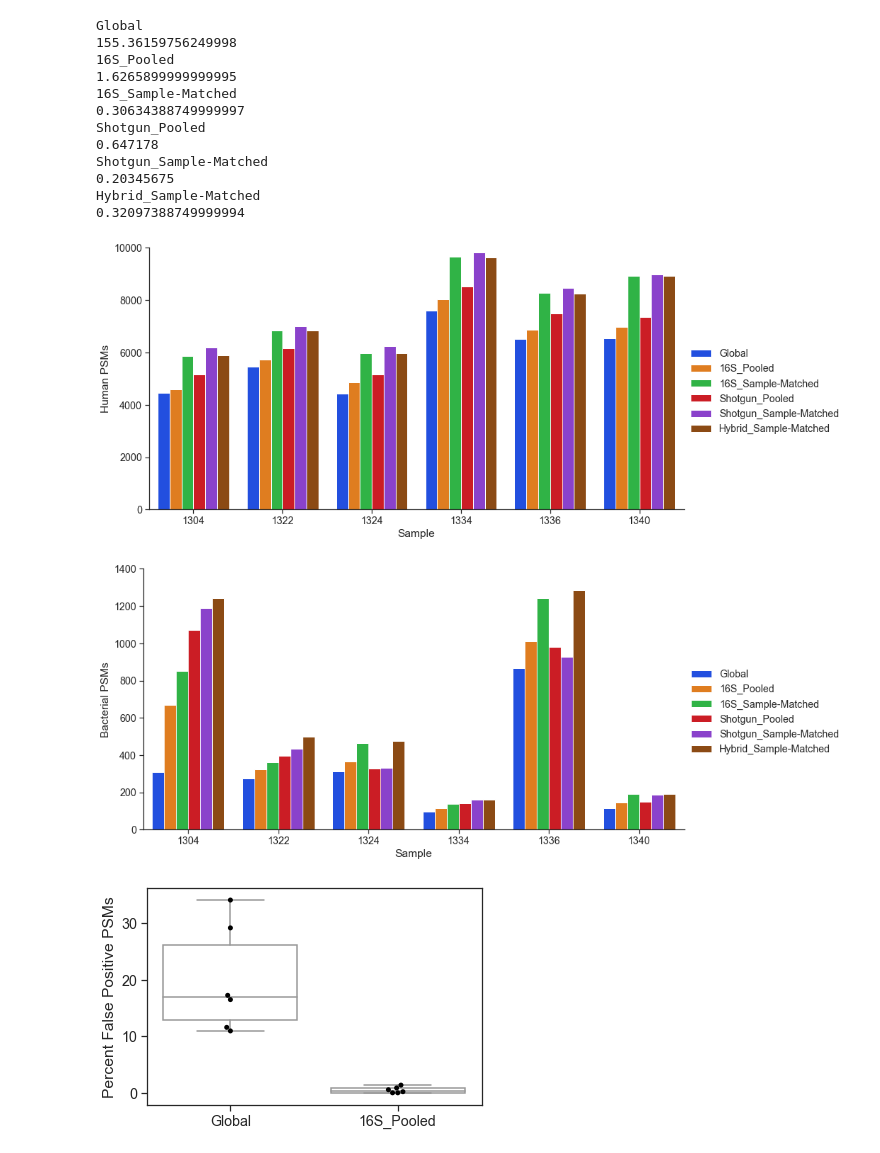
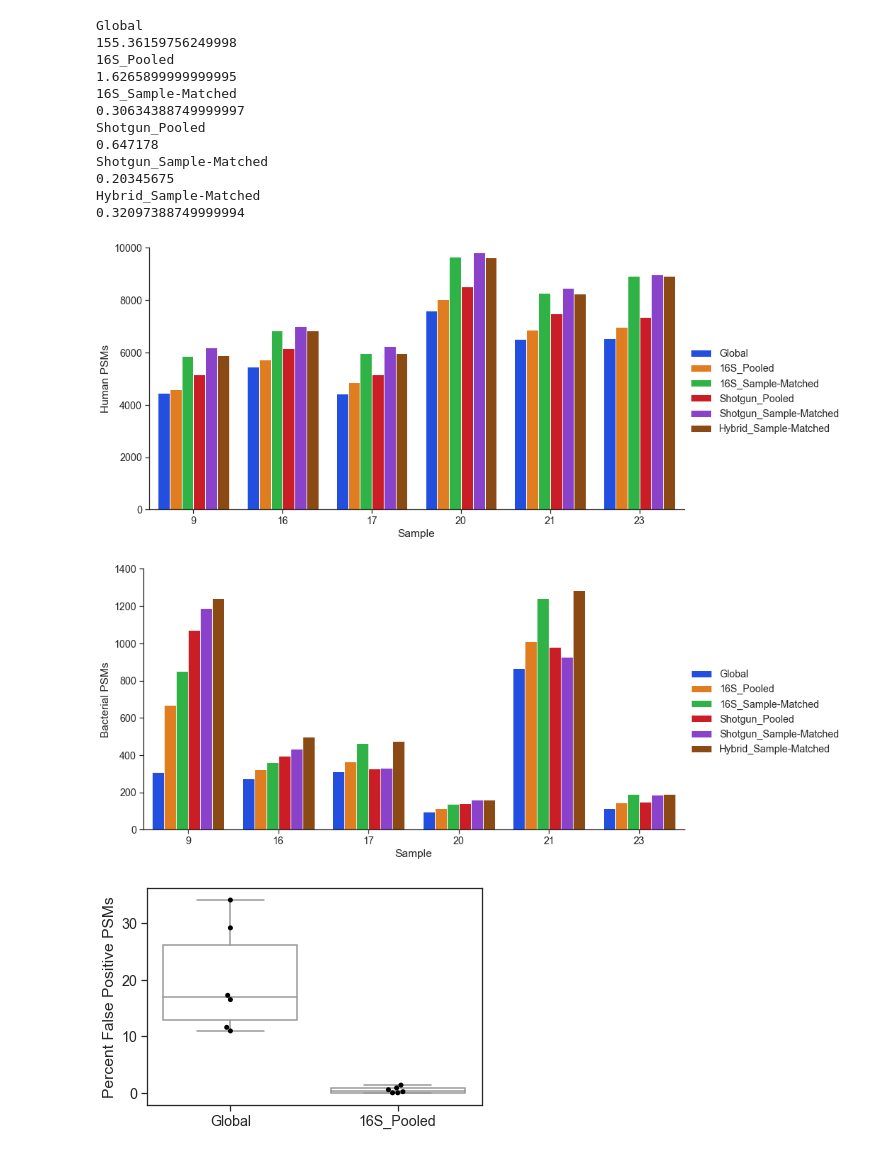
Before and after one commit to platipenguin/metaproteomics-database-optimization, a Jupyter notebook: jupyter_notebooks/Comparing Databases Subset.ipynb, the cells around one changed output. Saved outputs shown, nothing was run; the diff lists cells and outputs as text; code cells hidden in the pictures.

```diff
--- a/jupyter_notebooks/Comparing Databases Subset.ipynb
+++ b/jupyter_notebooks/Comparing Databases Subset.ipynb
@@ -141,7 +142,7 @@ def countSpectra(resultsList, lookFor, allowedPeps):
         counts.append(count)
     return counts
 # %%
-subsetSampleNames = ['1304', '1322', '1324', '1334', '1336', '1340']
+subsetSampleNames = ['9', '16', '17', '20', '21', '23']#['1304', '1322', '1324', '1334', '1336', '1340']
 dbLabels = []
 dbLabels += ['Global' for x in range(6)]
 dbLabels += ['16S_Pooled' for x in range(6)]
@@ -178,20 +179,20 @@ iFilteredNonhumanCount = countSpectra(individualResults, 'bacteria', iAllowedNon
 hFilteredNonhumanCount = countSpectra(hybridResults, 'bacteria', hAllowedNonhumanPeps)
 # %%
 humanFilteredCountsDF = pd.DataFrame({'Spectral Count':gFilteredHumanCount + cFilteredHumanCount + tFilteredHumanCount + combFilteredHumanCount + iFilteredHumanCount + hFilteredHumanCount, 'Sample':subsetSampleNames + subsetSampleNames + subsetSampleNames + subsetSampleNames + subsetSampleNames + subsetSampleNames, '':dbLabels})
-humanFilteredSpectraGraph = sns.catplot(x='Sample', y='Spectral Count', hue='', data=humanFilteredCountsDF, height=6, aspect=2, kind="bar")
+humanFilteredSpectraGraph = sns.catplot(x='Sample', y='Spectral Count', hue='', data=humanFilteredCountsDF, order=subsetSampleNames, height=6, aspect=2, kind="bar")
 humanFilteredSpectraGraph.set_ylabels('Human PSMs')
 humanFilteredSpectraGraph.set(ylim=(0, 10000))
-humanFilteredSpectraGraph.savefig(figPath.joinpath('filtered_human_psms_hybrid.png'))
+humanFilteredSpectraGraph.savefig(figPath.joinpath('filtered_human_psms_hybrid.png'), dpi=300)
 # %% [output]
-[figure, old version]
+[figure, new version]
 # %%
 nonhumanFilteredCountsDF = pd.DataFrame({'Spectral Count':gFilteredNonhumanCount + cFilteredNonhumanCount + tFilteredNonhumanCount + combFilteredNonhumanCount + iFilteredNonhumanCount + hFilteredNonhumanCount, 'Sample':subsetSampleNames + subsetSampleNames + subsetSampleNames + subsetSampleNames + subsetSampleNames + subsetSampleNames, '':dbLabels})
-nonhumanFilteredSpectraGraph = sns.catplot(x='Sample', y='Spectral Count', hue='', data=nonhumanFilteredCountsDF, height=6, aspect=2, kind="bar")
+nonhumanFilteredSpectraGraph = sns.catplot(x='Sample', y='Spectral Count', hue='', data=nonhumanFilteredCountsDF, order=subsetSampleNames, height=6, aspect=2, kind="bar")
 nonhumanFilteredSpectraGraph.set_ylabels('Bacterial PSMs')
 nonhumanFilteredSpectraGraph.set(ylim=(0, 1400))
-nonhumanFilteredSpectraGraph.savefig(figPath.joinpath('filtered_bacterial_psms_hybrid.png'))
+nonhumanFilteredSpectraGraph.savefig(figPath.joinpath('filtered_bacterial_psms_hybrid.png'), dpi=300)
 # %% [output]
-[figure, old version]
+[figure, new version]
 # %%
 globalRef = ProtRef(GLOBAL_SUBSET_DB.joinpath('Global_refined.fasta'))
 communityRef = ProtRef(COMMUNITY_SUBSET_DB.joinpath('Community5_Subset_Refined_1.fasta'))
```
Also changed, not shown: parts of 3 cells of this notebook, 1 other file.
